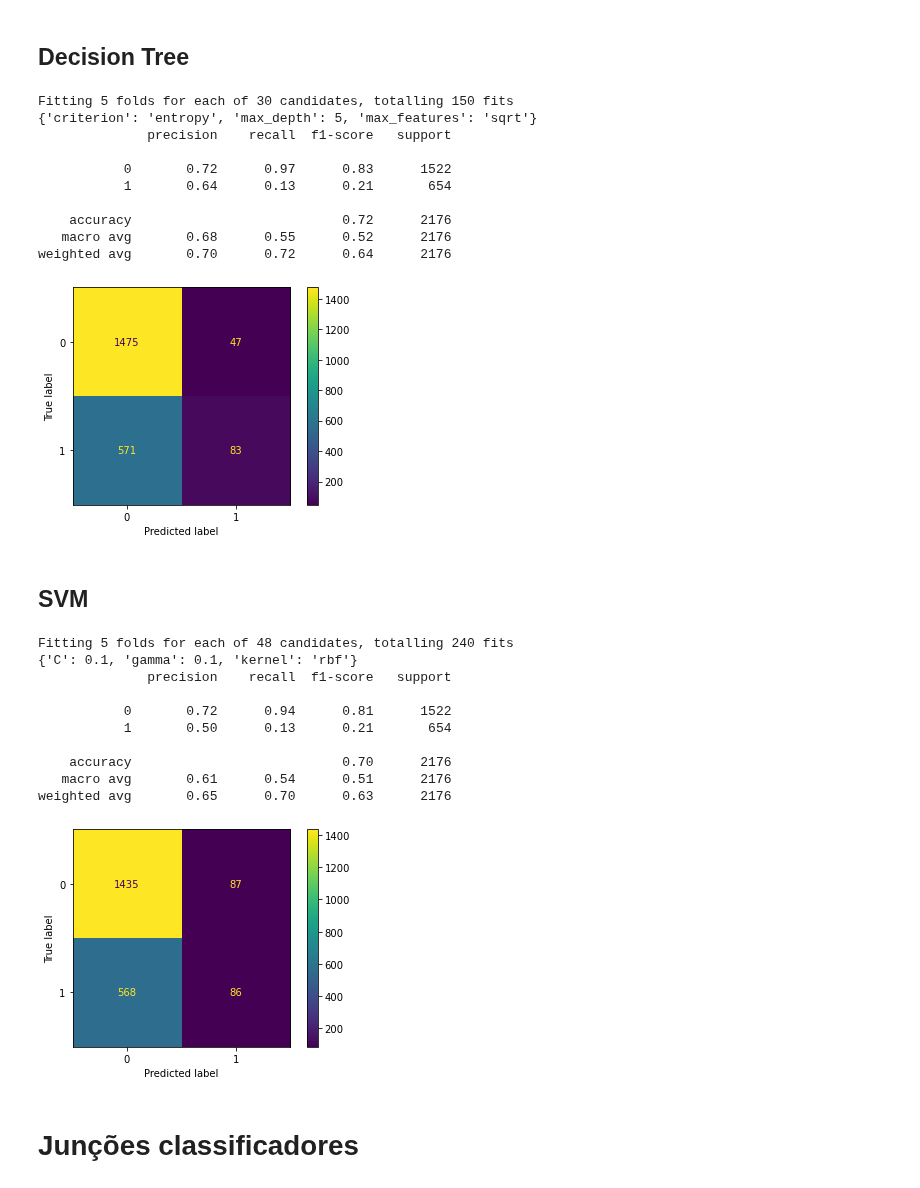
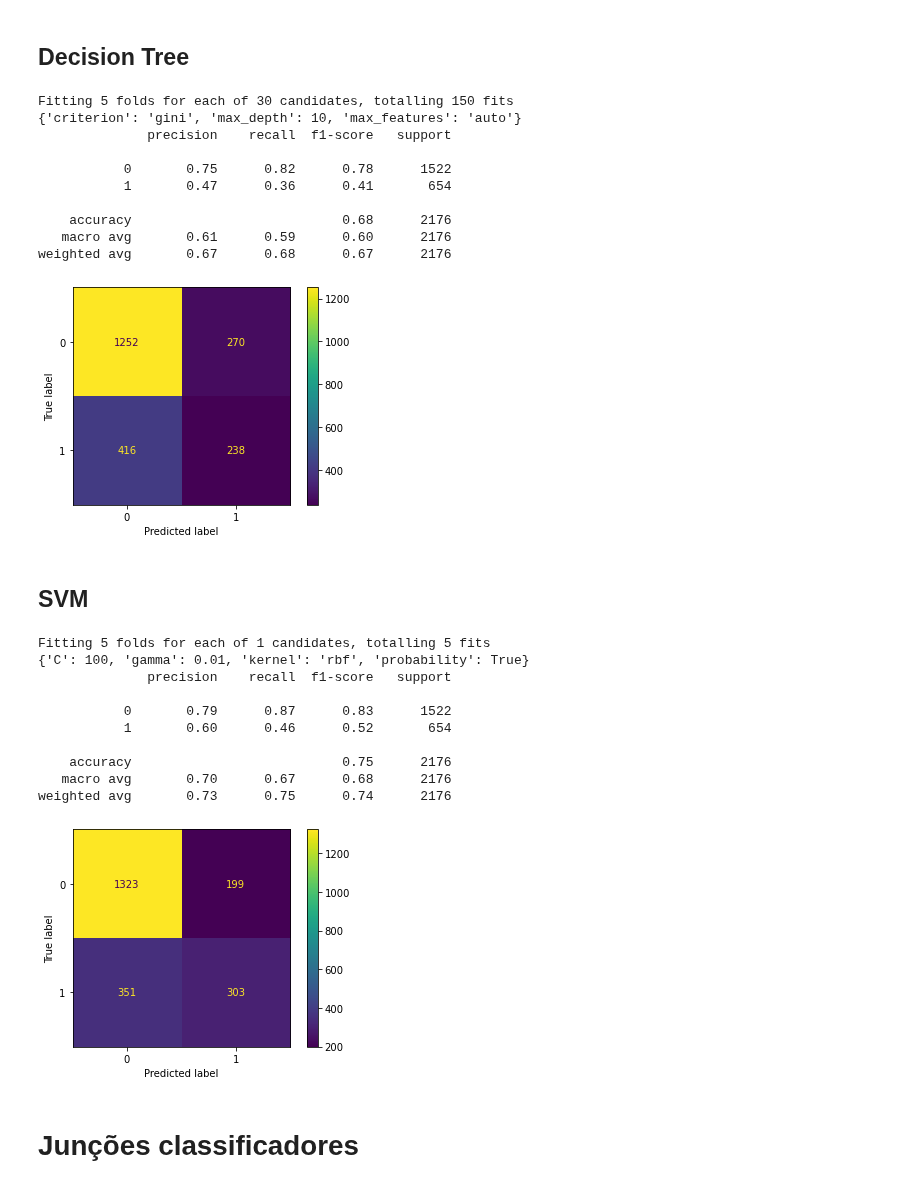
Before and after one commit to ivarejao/NLP-with-Disaster-Tweets, a Jupyter notebook: FinalProject-IgorVarejão-VitorBonella.ipynb, the cells around one changed output. Drawn from its saved outputs; the diff is of its cells as text; code cells hidden in the pictures.

Commit message:
Curva ROC , demorando um pouco menos

```diff
--- a/FinalProject-IgorVarejão-VitorBonella.ipynb
+++ b/FinalProject-IgorVarejão-VitorBonella.ipynb
@@ -306,11 +306,11 @@ text_process_pipe = Pipeline([
                              ])
 # %%
 X_train = text_process_pipe.fit_transform(df_train_raw['text'])
-X_train = np.c_[X_train, df_train_raw['mean_hashtags_target']]
+#X_train = np.c_[X_train, df_train_raw['mean_hashtags_target']]
 y_train = df_train_raw['target']
 # %%
 X_test = text_process_pipe.transform(df_test_raw['text'])
-X_test = np.c_[X_test, df_test_raw['mean_hashtags_target']]
+#X_test = np.c_[X_test, df_test_raw['mean_hashtags_target']]
 y_test = df_test_raw['target']
 # %%
 print(f"Total variance explained: {text_process_pipe['pca'].explained_variance_ratio_.sum()*100:.2f}%")
@@ -371,7 +371,7 @@ Text(0.5, 1.05, 'Distribuição da quantidade de caracteres do tweet por classe'
 # %%
 def test_classifier(classifier,params, X_train,y_train,X_test,y_test):
     if params:
-        clf = GridSearchCV(classifier, params, n_jobs = -1,cv=5, verbose=2)
+        clf = GridSearchCV(classifier, params, scoring = 'f1_macro',n_jobs = -1,cv=5, verbose=2)
     else:
         clf = classifier
 
@@ -440,16 +432,16 @@ params = {'criterion':['gini','entropy'],
 dt = test_classifier(DecisionTreeClassifier(),params,X_train,y_train,X_test,y_test)
 # %% [output]
 Fitting 5 folds for each of 30 candidates, totalling 150 fits
-{'criterion': 'entropy', 'max_depth': 5, 'max_features': 'sqrt'}
+{'criterion': 'gini', 'max_depth': 10, 'max_features': 'auto'}
               precision    recall  f1-score   support
 
-           0       0.72      0.97      0.83      1522
-           1       0.64      0.13      0.21       654
+           0       0.75      0.82      0.78      1522
+           1       0.47      0.36      0.41       654
 
-    accuracy                           0.72      2176
-   macro avg       0.68      0.55      0.52      2176
-weighted avg       0.70      0.72      0.64      2176
+    accuracy                           0.68      2176
+   macro avg       0.61      0.59      0.60      2176
+weighted avg       0.67      0.68      0.67      2176
-[figure, old version]
+[figure, new version]
 # %%
 dot_data = export_graphviz(dt.best_estimator_, out_file=None,
                      filled=True, rounded=True,
@@ -462,22 +454,29 @@ graph = graphviz.Source(dot_data)
 ## SVM
 # %%
 from sklearn.svm import SVC
+'''
 param_svm = {'C': [0.1,1, 10, 100],
              'gamma': [1,0.1,0.01,0.001],
-             'kernel': ['rbf', 'poly', 'sigmoid']}
+             'kernel': ['rbf']}
+'''
+#Foi feita a busca com os parametros acima, para não ficar demorando muito oq deu melhor coloquei aqui
+param_svm = {'C': [100],
+             'gamma': [0.01],
+             'kernel': ['rbf'],
+             'probability': [True]}
 svm = test_classifier(SVC(),param_svm, X_train,y_train,X_test,y_test)
 # %% [output]
-Fitting 5 folds for each of 48 candidates, totalling 240 fits
-{'C': 0.1, 'gamma': 0.1, 'kernel': 'rbf'}
+Fitting 5 folds for each of 1 candidates, totalling 5 fits
+{'C': 100, 'gamma': 0.01, 'kernel': 'rbf', 'probability': True}
               precision    recall  f1-score   support
 
-           0       0.72      0.94      0.81      1522
-           1       0.50      0.13      0.21       654
+           0       0.79      0.87      0.83      1522
+           1       0.60      0.46      0.52       654
 
-    accuracy                           0.70      2176
-   macro avg       0.61      0.54      0.51      2176
-weighted avg       0.65      0.70      0.63      2176
+    accuracy                           0.75      2176
+   macro avg       0.70      0.67      0.68      2176
+weighted avg       0.73      0.75      0.74      2176
-[figure, old version]
+[figure, new version]
 # %% [markdown]
 # Junções classificadores
 # %% [markdown]
```
Also changed, not shown: parts of 9 cells of this notebook.
